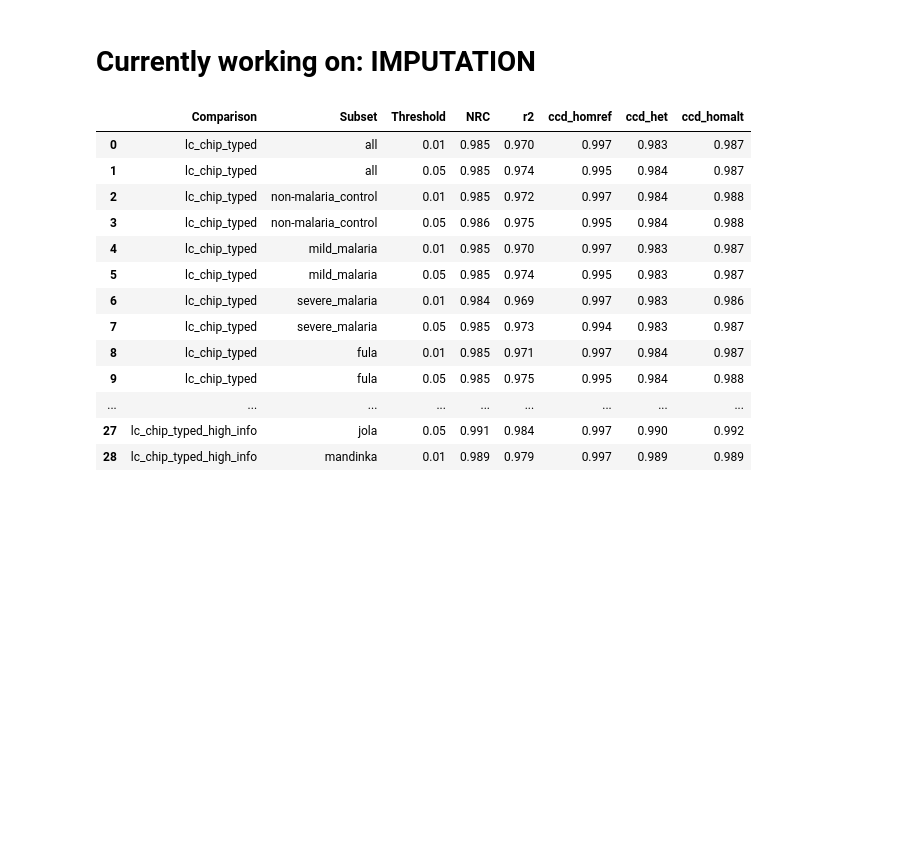
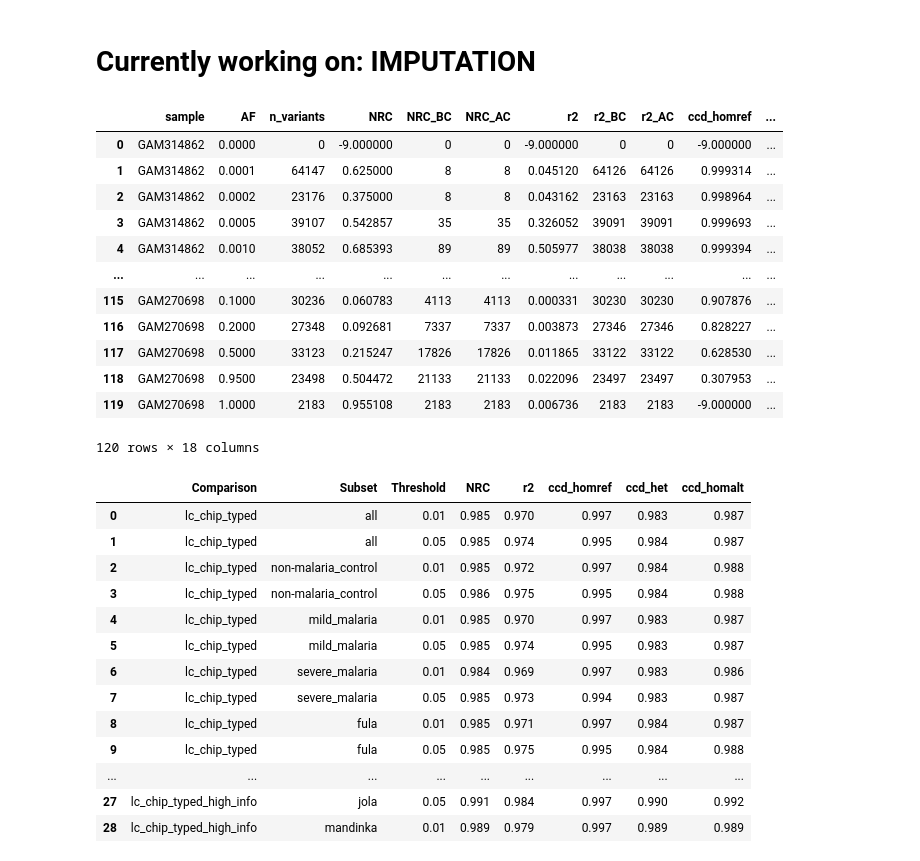
Before and after one commit to Suuuuuuuus/LCWGS_pipeline, a Jupyter notebook: scripts/lcwgs_tmp.ipynb, the cells around one changed output. Drawn from its saved outputs; the diff is of its cells as text; code cells hidden in the pictures; blank space fills up the shorter version.

```diff
--- a/scripts/lcwgs_tmp.ipynb
+++ b/scripts/lcwgs_tmp.ipynb
@@ -47,0 +120,16 @@ importlib.reload(lcwgsus)
+# %%
+v_report
+# %% [output]
+|  | sample | AF | n_variants | NRC | NRC_BC | NRC_AC | r2 | r2_BC | r2_AC | ccd_homref | ... |
+| 0 | GAM314862 | 0.0000 | 0 | -9.000000 | 0 | 0 | -9.000000 | 0 | 0 | -9.000000 | ... |
+| 1 | GAM314862 | 0.0001 | 64147 | 0.625000 | 8 | 8 | 0.045120 | 64126 | 64126 | 0.999314 | ... |
+| 2 | GAM314862 | 0.0002 | 23176 | 0.375000 | 8 | 8 | 0.043162 | 23163 | 23163 | 0.998964 | ... |
+| 3 | GAM314862 | 0.0005 | 39107 | 0.542857 | 35 | 35 | 0.326052 | 39091 | 39091 | 0.999693 | ... |
+| 4 | GAM314862 | 0.0010 | 38052 | 0.685393 | 89 | 89 | 0.505977 | 38038 | 38038 | 0.999394 | ... |
+| ... | ... | ... | ... | ... | ... | ... | ... | ... | ... | ... | ... |
+| 115 | GAM270698 | 0.1000 | 30236 | 0.060783 | 4113 | 4113 | 0.000331 | 30230 | 30230 | 0.907876 | ... |
+| 116 | GAM270698 | 0.2000 | 27348 | 0.092681 | 7337 | 7337 | 0.003873 | 27346 | 27346 | 0.828227 | ... |
+| 117 | GAM270698 | 0.5000 | 33123 | 0.215247 | 17826 | 17826 | 0.011865 | 33122 | 33122 | 0.628530 | ... |
+| 118 | GAM270698 | 0.9500 | 23498 | 0.504472 | 21133 | 21133 | 0.022096 | 23497 | 23497 | 0.307953 | ... |
+| 119 | GAM270698 | 1.0000 | 2183 | 0.955108 | 2183 | 2183 | 0.006736 | 2183 | 2183 | -9.000000 | ... |
+120 rows × 18 columns
```
Also changed, not shown: parts of 3 cells of this notebook.
